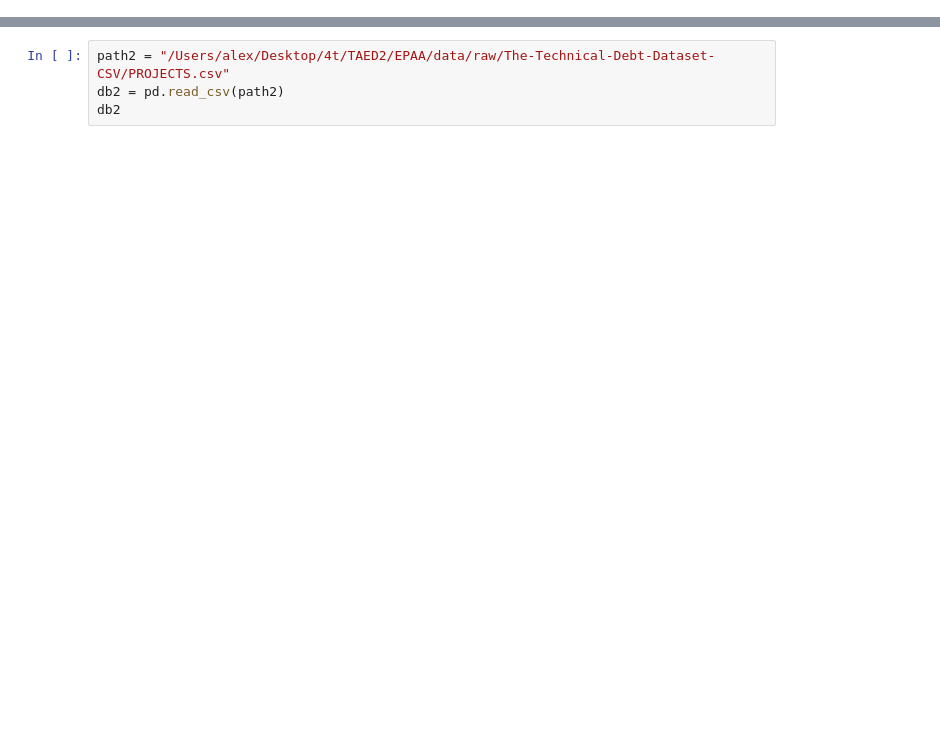
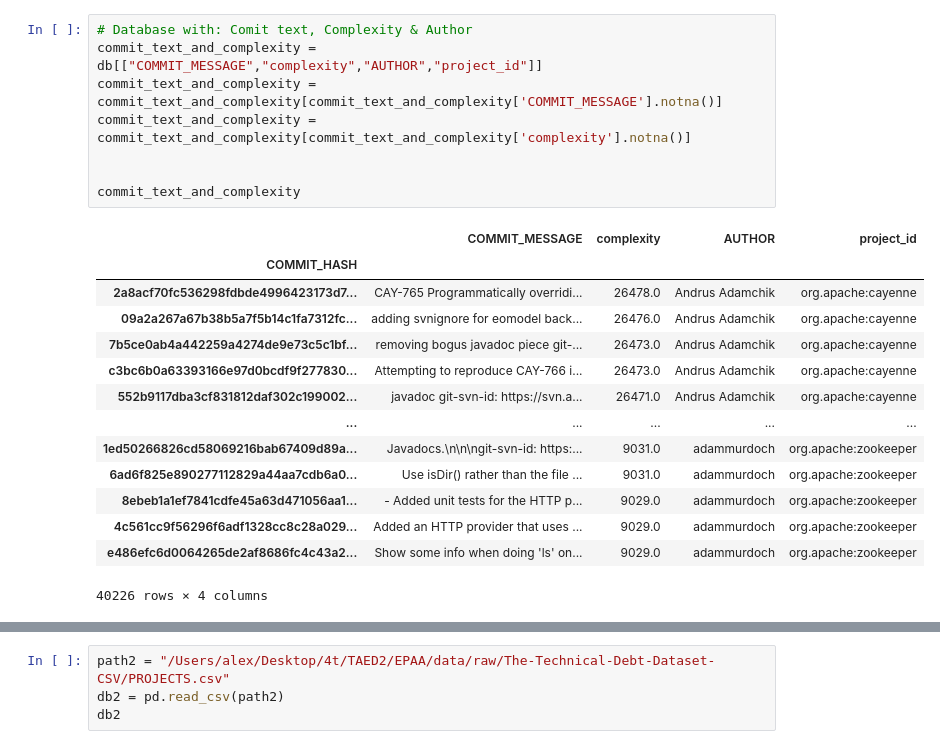
Before and after one commit to megaelius/EPAA, a Jupyter notebook: notebooks/TAED2_test_alex.ipynb, the cells around one changed output, grey strips where cells are left out. Saved outputs shown, nothing was run; the diff lists cells and outputs as text; blank space fills up the shorter version.

```diff
--- a/notebooks/TAED2_test_alex.ipynb
+++ b/notebooks/TAED2_test_alex.ipynb
@@ -10,0 +30,23 @@ KeyError: 0
+# %%
+# Database with: Comit text, Complexity & Author
+commit_text_and_complexity = db[["COMMIT_MESSAGE","complexity","AUTHOR","project_id"]]
+commit_text_and_complexity = commit_text_and_complexity[commit_text_and_complexity['COMMIT_MESSAGE'].notna()]
+commit_text_and_complexity = commit_text_and_complexity[commit_text_and_complexity['complexity'].notna()]
+
+
+commit_text_and_complexity
+# %% [output]
+|  | COMMIT_MESSAGE | complexity | AUTHOR | project_id |
+| COMMIT_HASH |  |  |  |  |
+| 2a8acf70fc536298fdbde4996423173d7... | CAY-765 Programmatically overridi... | 26478.0 | Andrus Adamchik | org.apache:cayenne |
+| 09a2a267a67b38b5a7f5b14c1fa7312fc... | adding svnignore for eomodel back... | 26476.0 | Andrus Adamchik | org.apache:cayenne |
+| 7b5ce0ab4a442259a4274de9e73c5c1bf... | removing bogus javadoc piece git-... | 26473.0 | Andrus Adamchik | org.apache:cayenne |
+| c3bc6b0a63393166e97d0bcdf9f277830... | Attempting to reproduce CAY-766 i... | 26473.0 | Andrus Adamchik | org.apache:cayenne |
+| 552b9117dba3cf831812daf302c199002... | javadoc git-svn-id: https://svn.a... | 26471.0 | Andrus Adamchik | org.apache:cayenne |
+| ... | ... | ... | ... | ... |
+| 1ed50266826cd58069216bab67409d89a... | Javadocs.\n\n\ngit-svn-id: https:... | 9031.0 | adammurdoch | org.apache:zookeeper |
+| 6ad6f825e890277112829a44aa7cdb6a0... | Use isDir() rather than the file ... | 9031.0 | adammurdoch | org.apache:zookeeper |
+| 8ebeb1a1ef7841cdfe45a63d471056aa1... | - Added unit tests for the HTTP p... | 9029.0 | adammurdoch | org.apache:zookeeper |
+| 4c561cc9f56296f6adf1328cc8c28a029... | Added an HTTP provider that uses ... | 9029.0 | adammurdoch | org.apache:zookeeper |
+| e486efc6d0064265de2af8686fc4c43a2... | Show some info when doing 'ls' on... | 9029.0 | adammurdoch | org.apache:zookeeper |
+40226 rows × 4 columns
```
Also changed, not shown: parts of 5 cells of this notebook.
